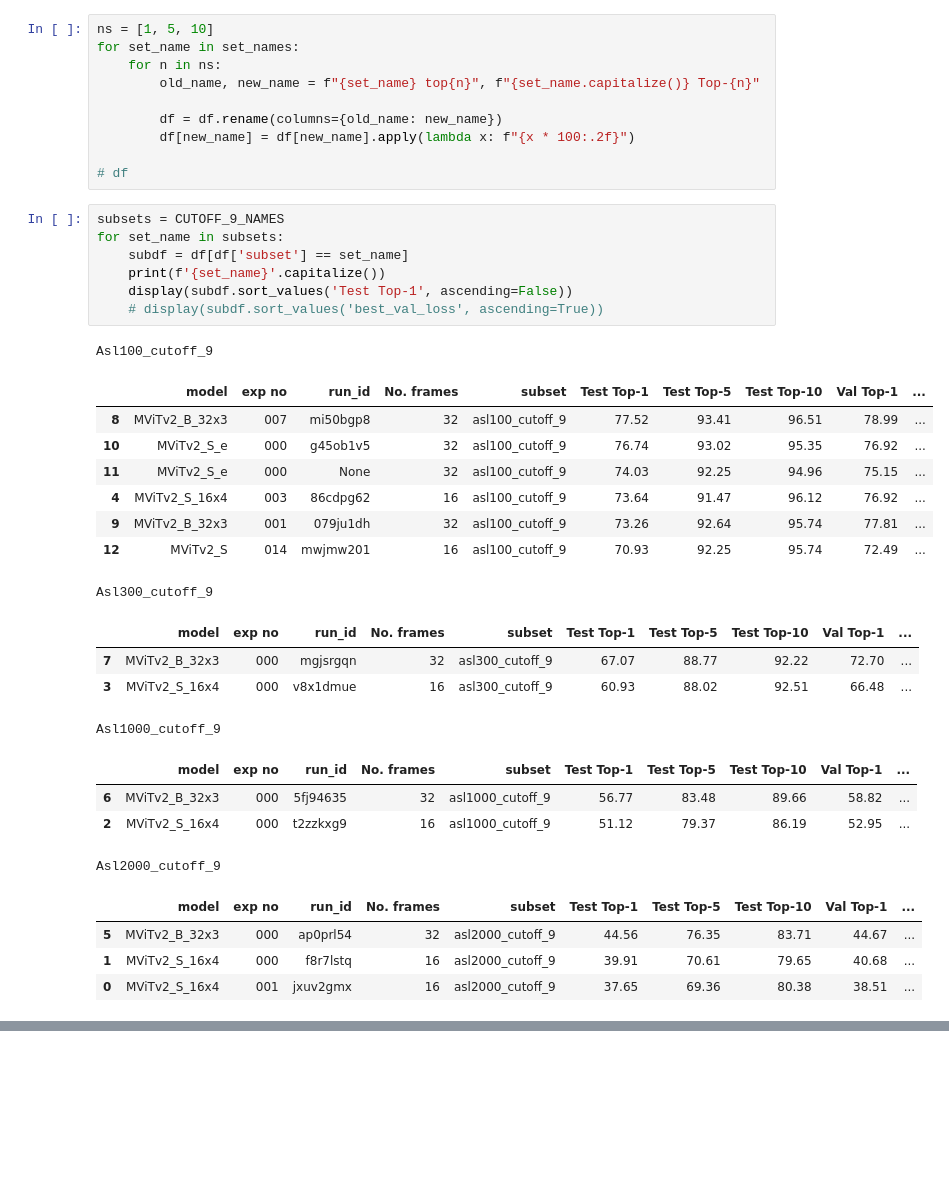
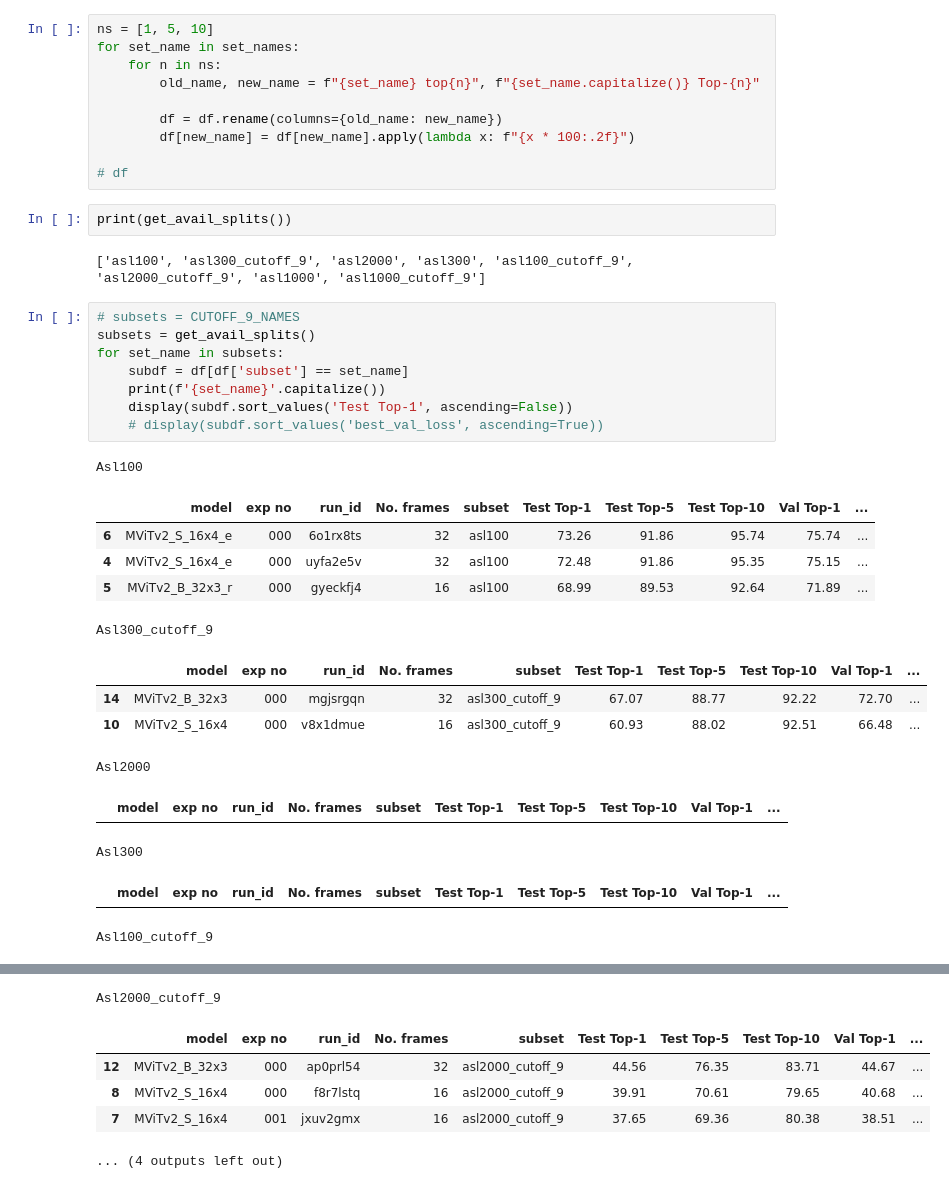
Before and after one commit to 0p3nTheSauce/SLR, a Jupyter notebook: src/results/sacair_2026/results.ipynb, the cells around one changed output, grey strips where cells are left out. Cells and saved outputs as stored; diff of their text form; blank space fills up the shorter version.

```diff
--- a/src/results/sacair_2026/results.ipynb
+++ b/src/results/sacair_2026/results.ipynb
@@ -98,32 +100,30 @@ for set_name in set_names:
         df[new_name] = df[new_name].apply(lambda x: f"{x * 100:.2f}")
 
 # df
+# %%
+print(get_avail_splits())
+# %% [output]
+['asl100', 'asl300_cutoff_9', 'asl2000', 'asl300', 'asl100_cutoff_9', 'asl2000_cutoff_9', 'asl1000', 'asl1000_cutoff_9']
 # %%
-subsets = CUTOFF_9_NAMES
+# subsets = CUTOFF_9_NAMES
+subsets = get_avail_splits()
 for set_name in subsets:
     subdf = df[df['subset'] == set_name]
     print(f'{set_name}'.capitalize())
     display(subdf.sort_values('Test Top-1', ascending=False))
     # display(subdf.sort_values('best_val_loss', ascending=True))
 # %% [output]
-Asl100_cutoff_9
+Asl100
 |  | model | exp no | run_id | No. frames | subset | Test Top-1 | Test Top-5 | Test Top-10 | Val Top-1 | ... |
-| 8 | MViTv2_B_32x3 | 007 | mi50bgp8 | 32 | asl100_cutoff_9 | 77.52 | 93.41 | 96.51 | 78.99 | ... |
-| 10 | MViTv2_S_e | 000 | g45ob1v5 | 32 | asl100_cutoff_9 | 76.74 | 93.02 | 95.35 | 76.92 | ... |
-| 11 | MViTv2_S_e | 000 | None | 32 | asl100_cutoff_9 | 74.03 | 92.25 | 94.96 | 75.15 | ... |
-| 4 | MViTv2_S_16x4 | 003 | 86cdpg62 | 16 | asl100_cutoff_9 | 73.64 | 91.47 | 96.12 | 76.92 | ... |
-| 9 | MViTv2_B_32x3 | 001 | 079ju1dh | 32 | asl100_cutoff_9 | 73.26 | 92.64 | 95.74 | 77.81 | ... |
-| 12 | MViTv2_S | 014 | mwjmw201 | 16 | asl100_cutoff_9 | 70.93 | 92.25 | 95.74 | 72.49 | ... |
+| 6 | MViTv2_S_16x4_e | 000 | 6o1rx8ts | 32 | asl100 | 73.26 | 91.86 | 95.74 | 75.74 | ... |
+| 4 | MViTv2_S_16x4_e | 000 | uyfa2e5v | 32 | asl100 | 72.48 | 91.86 | 95.35 | 75.15 | ... |
+| 5 | MViTv2_B_32x3_r | 000 | gyeckfj4 | 16 | asl100 | 68.99 | 89.53 | 92.64 | 71.89 | ... |
 Asl300_cutoff_9
 |  | model | exp no | run_id | No. frames | subset | Test Top-1 | Test Top-5 | Test Top-10 | Val Top-1 | ... |
-| 7 | MViTv2_B_32x3 | 000 | mgjsrgqn | 32 | asl300_cutoff_9 | 67.07 | 88.77 | 92.22 | 72.70 | ... |
-| 3 | MViTv2_S_16x4 | 000 | v8x1dmue | 16 | asl300_cutoff_9 | 60.93 | 88.02 | 92.51 | 66.48 | ... |
+| 14 | MViTv2_B_32x3 | 000 | mgjsrgqn | 32 | asl300_cutoff_9 | 67.07 | 88.77 | 92.22 | 72.70 | ... |
+| 10 | MViTv2_S_16x4 | 000 | v8x1dmue | 16 | asl300_cutoff_9 | 60.93 | 88.02 | 92.51 | 66.48 | ... |
-Asl1000_cutoff_9
+Asl2000
 |  | model | exp no | run_id | No. frames | subset | Test Top-1 | Test Top-5 | Test Top-10 | Val Top-1 | ... |
-| 6 | MViTv2_B_32x3 | 000 | 5fj94635 | 32 | asl1000_cutoff_9 | 56.77 | 83.48 | 89.66 | 58.82 | ... |
-| 2 | MViTv2_S_16x4 | 000 | t2zzkxg9 | 16 | asl1000_cutoff_9 | 51.12 | 79.37 | 86.19 | 52.95 | ... |
-Asl2000_cutoff_9
+Asl300
 |  | model | exp no | run_id | No. frames | subset | Test Top-1 | Test Top-5 | Test Top-10 | Val Top-1 | ... |
-| 5 | MViTv2_B_32x3 | 000 | ap0prl54 | 32 | asl2000_cutoff_9 | 44.56 | 76.35 | 83.71 | 44.67 | ... |
-| 1 | MViTv2_S_16x4 | 000 | f8r7lstq | 16 | asl2000_cutoff_9 | 39.91 | 70.61 | 79.65 | 40.68 | ... |
-| 0 | MViTv2_S_16x4 | 001 | jxuv2gmx | 16 | asl2000_cutoff_9 | 37.65 | 69.36 | 80.38 | 38.51 | ... |
+Asl100_cutoff_9
@@ -130,3 +138,9 @@ Asl2000_cutoff_9
+Asl2000_cutoff_9
+|  | model | exp no | run_id | No. frames | subset | Test Top-1 | Test Top-5 | Test Top-10 | Val Top-1 | ... |
+| 12 | MViTv2_B_32x3 | 000 | ap0prl54 | 32 | asl2000_cutoff_9 | 44.56 | 76.35 | 83.71 | 44.67 | ... |
+| 8 | MViTv2_S_16x4 | 000 | f8r7lstq | 16 | asl2000_cutoff_9 | 39.91 | 70.61 | 79.65 | 40.68 | ... |
+| 7 | MViTv2_S_16x4 | 001 | jxuv2gmx | 16 | asl2000_cutoff_9 | 37.65 | 69.36 | 80.38 | 38.51 | ... |
+... (4 outputs left out)
 # %%
 
 
```
Also changed, not shown: parts of 5 cells of this notebook, 8 other files.
